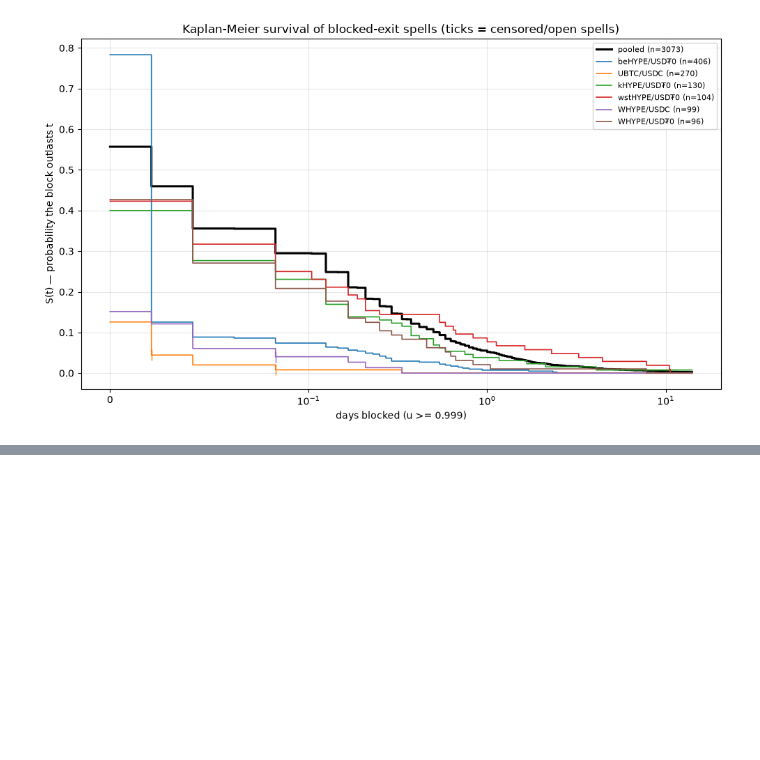
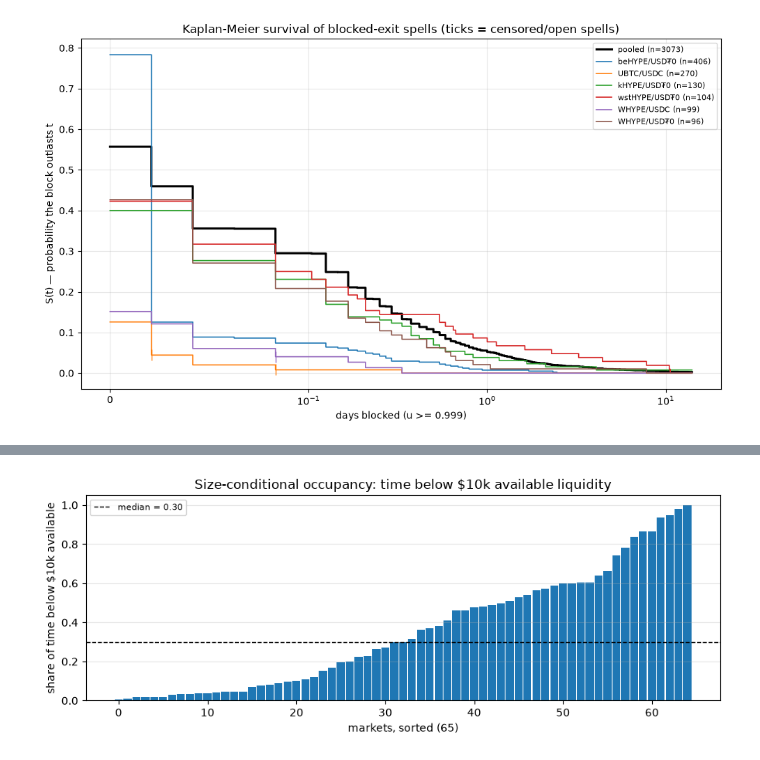
Before and after one commit to achillesbro/myrmidons-research, a Jupyter notebook: loops/02-exit-liquidity/notebook.ipynb, the cells around one changed output, grey strips where cells are left out. Drawn from its saved outputs; the diff is of its cells as text; code cells hidden in the pictures; blank space fills up the shorter version.

```diff
--- a/loops/02-exit-liquidity/notebook.ipynb
+++ b/loops/02-exit-liquidity/notebook.ipynb
@@ -542,0 +561,17 @@ plt.show()
+# %%
+# Occupancy below $10k available liquidity, all priced markets, sorted.
+occ_sorted = occupancy.sort_values("occ_below_10k").reset_index(drop=True)
+fig, ax = plt.subplots(figsize=(9, 3.6))
+ax.bar(occ_sorted.index, occ_sorted["occ_below_10k"], width=0.9)
+med = occ_sorted["occ_below_10k"].median()
+ax.axhline(med, color="black", lw=1, ls="--", label=f"median = {med:.2f}")
+ax.set_xlabel(f"markets, sorted ({len(occ_sorted)})")
+ax.set_ylabel("share of time below $10k available")
+ax.set_title("Size-conditional occupancy: time below $10k available liquidity")
+ax.legend(fontsize=8)
+ax.grid(alpha=0.3, axis="y")
+plt.tight_layout()
+fig.savefig("assets/occupancy_below_10k.png", dpi=150, bbox_inches="tight")
+plt.show()
+# %% [output]
+[figure, added]
```
Also changed, not shown: parts of 2 cells of this notebook, 5 other files.
